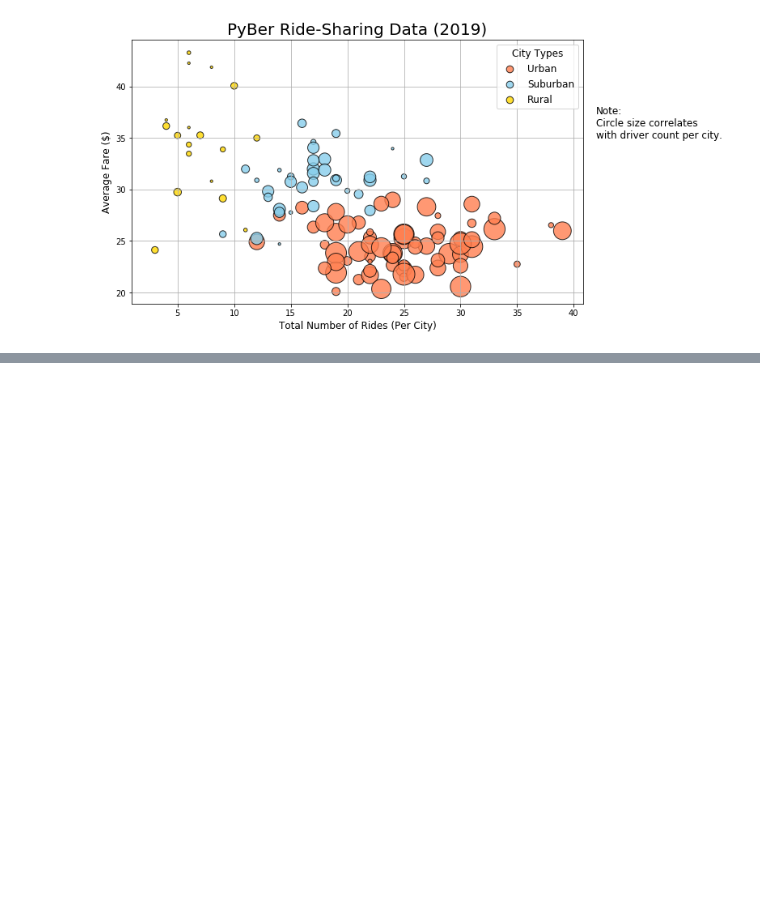
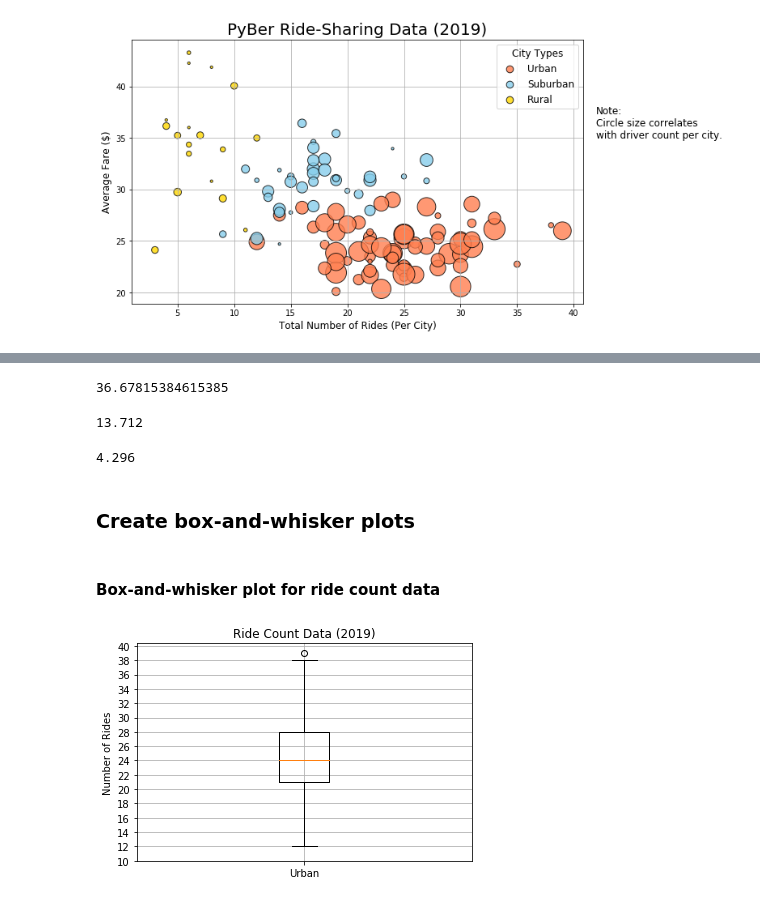
Before and after one commit to sathvikaithala/pyber-analysis, a Jupyter notebook: PyBer.ipynb, the cells around one changed output, grey strips where cells are left out. Drawn from its saved outputs; the diff is of its cells as text; code cells hidden in the pictures; blank space fills up the shorter version.

Commit message:
added box and whisker plots

```diff
--- a/PyBer.ipynb
+++ b/PyBer.ipynb
@@ -261,0 +467,41 @@ plt.show()
+# %%
+# Get the driver count data from the urban cities.
+urban_drivers = urban_cities_df['driver_count']
+
+urban_drivers_mean = np.mean(urban_drivers)
+urban_drivers_mean
+# %% [output]
+36.67815384615385
+# %%
+# Get the driver count data from the suburban cities.
+suburban_drivers = suburban_cities_df['driver_count']
+
+suburban_drivers_mean = np.mean(suburban_drivers)
+suburban_drivers_mean
+# %% [output]
+13.712
+# %%
+# Get the driver count data from the rural cities.
+rural_drivers = rural_cities_df['driver_count']
+
+rural_drivers_mean = np.mean(rural_drivers)
+rural_drivers_mean
+# %% [output]
+4.296
+# %% [markdown]
+### Create box-and-whisker plots
+# %% [markdown]
+#### Box-and-whisker plot for ride count data
+# %%
+# Create a box-and-whisker plot for the just the urban cities ride count. (object oriented method)
+x_labels = ["Urban"]
+fig, ax = plt.subplots()
+ax.boxplot(urban_ride_count, labels=x_labels)
+# Add the title, y-axis label and grid.
+ax.set_title('Ride Count Data (2019)')
+ax.set_ylabel('Number of Rides')
+ax.set_yticks(np.arange(10, 41, step=2.0))
+ax.grid()
+plt.show()
+# %% [output]
+[figure, added]
```
Also changed, not shown: parts of 31 cells of this notebook, 3 other files.
